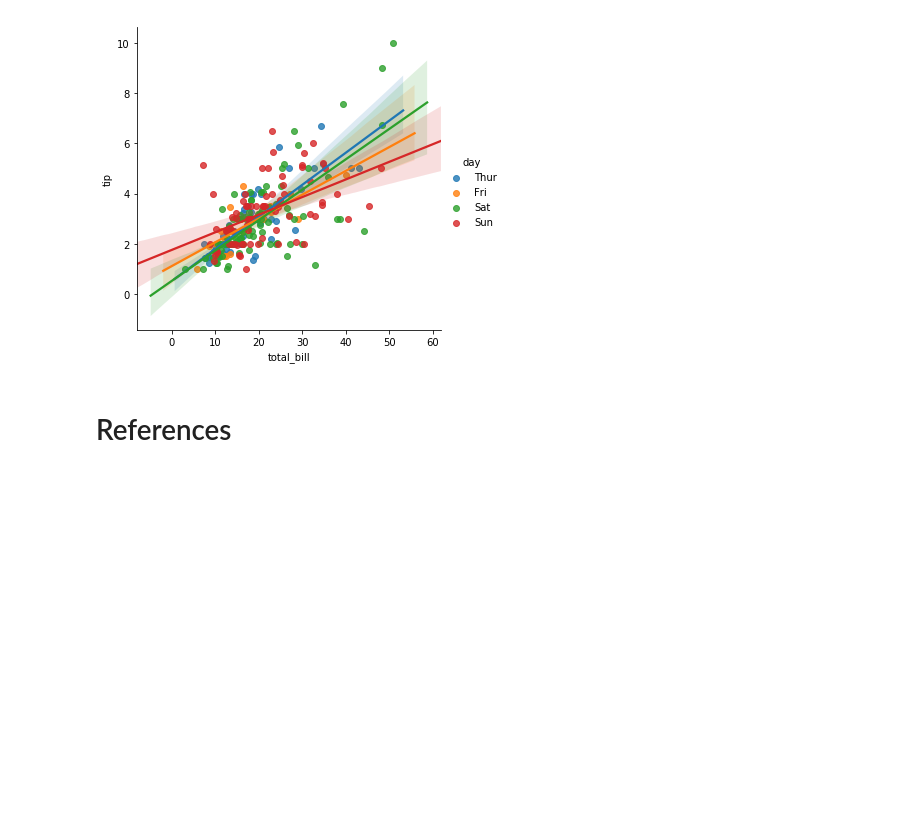
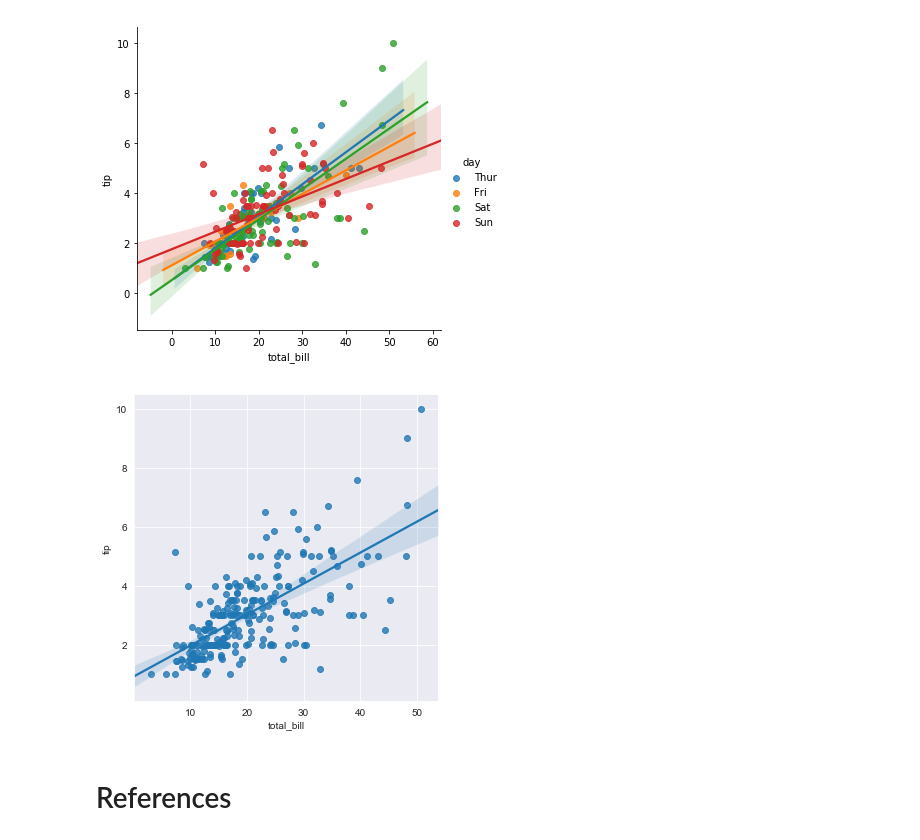
Before and after one commit to rossdavidhunter/Fundamentals-Data-Analysis-Assessment, a Jupyter notebook: tipsdataset.ipynb, the cells around one changed output. Saved outputs shown, nothing was run; the diff lists cells and outputs as text; code cells hidden in the pictures; blank space fills up the shorter version.

Commit message:
add of extra line plot

```diff
--- a/tipsdataset.ipynb
+++ b/tipsdataset.ipynb
@@ -274,6 +274,12 @@ sns.lmplot(x = "total_bill", y = "tip", data = tips, hue="day")
 plt.show()
 # %% [output]
 [figure]
+# %%
+sns.set_style('darkgrid')
+sns.lmplot(x ='total_bill', y ='tip', data = tips)
+plt.show()
+# %% [output]
+[figure, added]
 # %% [markdown]
 # References
 # %% [markdown]
```
Also changed, not shown: parts of 2 cells of this notebook.
